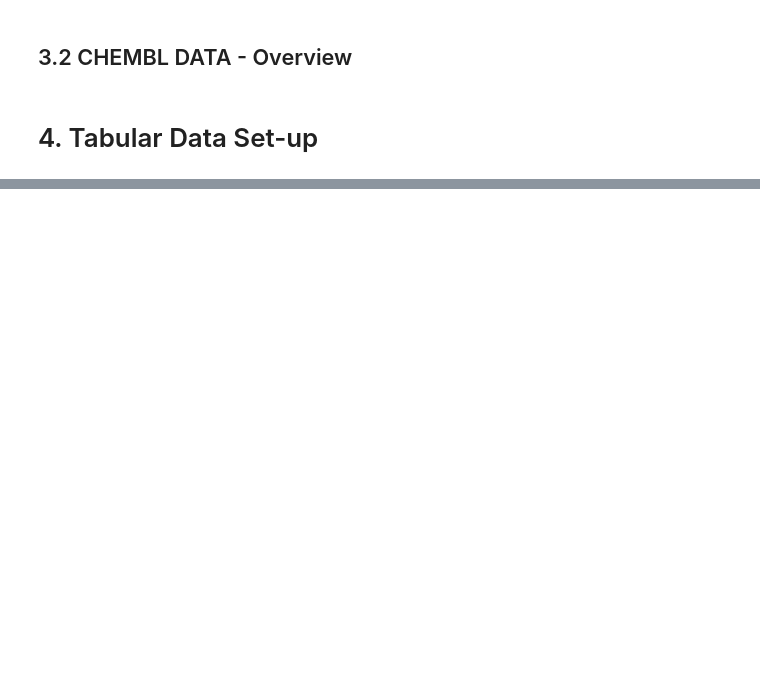
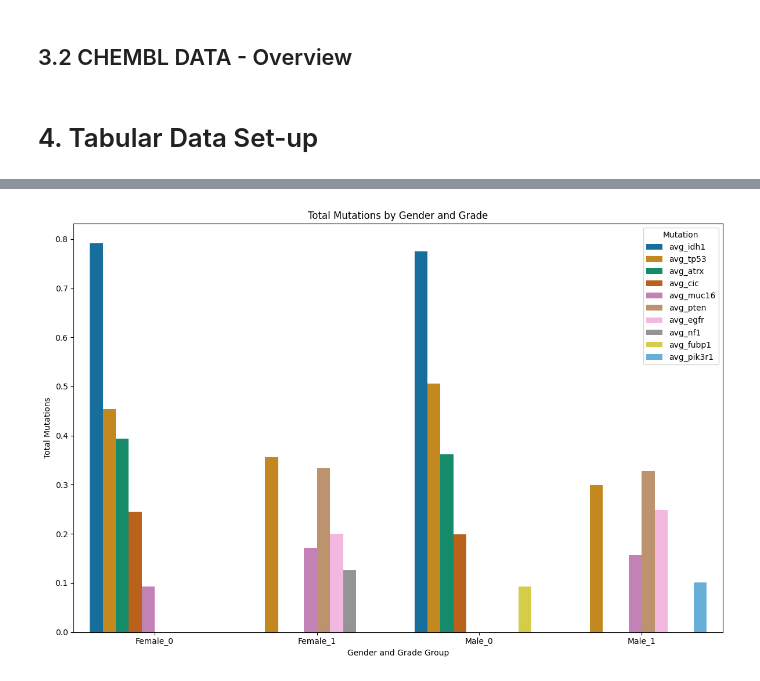
Before and after one commit to AnJoGoe/Mini_Project_SQL, a Jupyter notebook: notebooks/Mini_Project_SQL.ipynb, the cells around one changed output, grey strips where cells are left out. Saved outputs shown, nothing was run; the diff lists cells and outputs as text; code cells hidden in the pictures; blank space fills up the shorter version.

```diff
--- a/notebooks/Mini_Project_SQL.ipynb
+++ b/notebooks/Mini_Project_SQL.ipynb
@@ -444,0 +700,7 @@ result.all()
+# %%
+# Combine gender and grade to create groups
+df_avg_mut['group'] = df_avg_mut['gender'] + '_' + df_avg_mut['grade'].astype(str)
+# %%
+# Change to long format
+df_avg_mut_long = df_avg_mut.melt(id_vars=['group'], value_vars=avg_mut_columns, var_name='Mutation', value_name='Total Mutations')
+df_avg_mut_long
@@ -444,0 +721,19 @@ result.all()
+# %%
+# Convert 'Total Mutations' column to numeric
+df_avg_mut_long['Total Mutations'] = pd.to_numeric(df_avg_mut_long['Total Mutations'], errors='coerce')
+
+# Initialize an empty list to store the top 5 mutations per group
+top_5_mutations_list = []
+
+# Iterate over each group
+for group, group_data in df_avg_mut_long.groupby('group'):
+    # Sort the group data by 'Total Mutations' in descending order
+    sorted_group_data = group_data.sort_values(by='Total Mutations', ascending=False)
+    # Take the top 5 rows with the highest 'Total Mutations' values
+    top_5_mutations = sorted_group_data.head(5)
+    # Append the top 5 mutations for this group to the list
+    top_5_mutations_list.append(top_5_mutations)
+
+# Concatenate the list of DataFrames into a single DataFrame
+df_avg_mut_long_max = pd.concat(top_5_mutations_list, ignore_index=True)
+display(df_avg_mut_long_max)
@@ -444,0 +758,12 @@ result.all()
+# %%
+# Create a bar plot
+plt.figure(figsize=(12, 8))
+sns.barplot(data=df_avg_mut_long_max, x='group', y='Total Mutations', hue='Mutation', palette='colorblind', dodge=True)
+plt.title('Total Mutations by Gender and Grade')
+plt.xlabel('Gender and Grade Group')
+plt.ylabel('Total Mutations')
+#plt.xticks(rotation=45)
+plt.tight_layout()
+plt.show()
+# %% [output]
+[figure, added]
```
Also changed, not shown: parts of 45 cells of this notebook, 9 other files.
